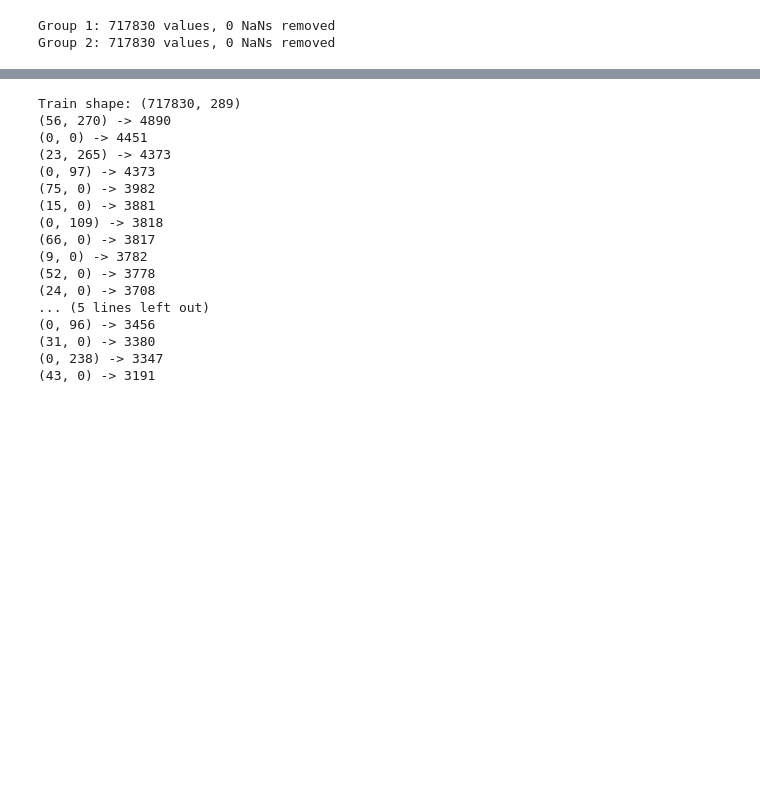
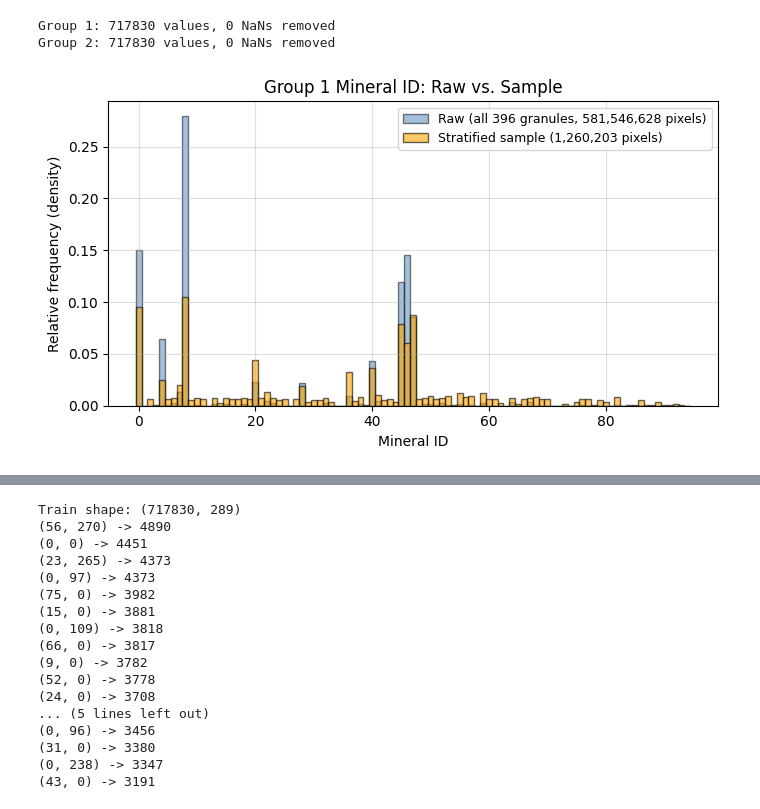
Before and after one commit to kjm422/Dissertation-transformer, a Jupyter notebook: kelli_scripts/Africa_pixel_GroupID.ipynb, the cells around one changed output, grey strips where cells are left out. Cells and saved outputs as stored; diff of their text form; code cells hidden in the pictures; blank space fills up the shorter version.

```diff
--- a/kelli_scripts/Africa_pixel_GroupID.ipynb
+++ b/kelli_scripts/Africa_pixel_GroupID.ipynb
@@ -508,3 +510,86 @@ Loaded index count: 717830
 [figure]
 Group 1: 717830 values, 0 NaNs removed
 Group 2: 717830 values, 0 NaNs removed
+# %%
+# === Compare raw vs. sampled Group 1 distributions on a single plot ===
+
+import numpy as np
+import pandas as pd
+import matplotlib.pyplot as plt
+
+# Load the full Group 1 dataset (all 396 granules)
+g1_raw = np.load('/Users/kmccoy/Documents/USC/Research/Dissertation/Data/group1_mineralID.npy').flatten()
+g1_raw_clean = g1_raw[np.isfinite(g1_raw)]
+
+# Load the sampled indices and extract sampled values
+indices = np.load('../Data/balanced_g1_g2_indices_MINperID_7500.npy')
+g1_sampled = g1_raw[indices]
+g1_sampled_clean = g1_sampled[~np.isnan(g1_sampled)]
+
+# === Common bin edges so both histograms align on the same x-axis ===
+all_vals = np.concatenate((g1_raw_clean, g1_sampled_clean))
+bins = np.arange(np.floor(all_vals.min()), np.ceil(all_vals.max()) + 1) - 0.5
+
+# === Overlay plot, normalized to relative frequency ===
+plt.figure(figsize=(7, 4))
+plt.hist(g1_raw_clean, bins=bins, density=True,
+         alpha=0.5, color='steelblue', edgecolor='black',
+         label=f'Raw (all 396 granules, {len(g1_raw_clean):,} pixels)')
+plt.hist(g1_sampled_clean, bins=bins, density=True,
+         alpha=0.6, color='orange', edgecolor='black',
+         label=f'Stratified sample ({len(g1_sampled_clean):,} pixels)')
+plt.title('Group 1 Mineral ID: Raw vs. Sample')
+plt.xlabel('Mineral ID')
+plt.ylabel('Relative frequency (density)')
+plt.legend(loc='upper right', fontsize=9)
+plt.grid(True, alpha=0.4)
+plt.tight_layout()
+plt.savefig('G1_hist_raw_vs_sampled.png', dpi=150, bbox_inches='tight')
+plt.show()
+
+# === Summary ===
+print(f"Raw Group 1:     {len(g1_raw_clean):>12,} pixels")
+print(f"Sampled Group 1: {len(g1_sampled_clean):>12,} pixels")
+print(f"Sampling ratio:  {len(g1_sampled_clean) / len(g1_raw_clean) * 100:.4f}%")
+
+# === Per-mineral counts for both raw and stratified sample ===
+# Load mineral grouping matrix to get human-readable names
+mgm = pd.read_csv('/Users/kmccoy/Documents/USC/Research/Dissertation/Data/mineral_grouping_matrix_20230503.csv')
+id_to_name = dict(zip(mgm['Index'].astype(int), mgm['Name']))
+id_to_name[0] = 'Unclassified'  # ID 0 isn't in the matrix
+
+# Count occurrences in each set
+raw_ids,     raw_counts     = np.unique(g1_raw_clean.astype(int),     return_counts=True)
+sampled_ids, sampled_counts = np.unique(g1_sampled_clean.astype(int), return_counts=True)
+
+raw_dict     = dict(zip(raw_ids,     raw_counts))
+sampled_dict = dict(zip(sampled_ids, sampled_counts))
+
+# Union of all IDs that appear anywhere
+all_ids = sorted(set(raw_dict.keys()) | set(sampled_dict.keys()))
+
+# Build a tidy table
+rows = []
+for mid in all_ids:
+    rows.append({
+        'ID':       mid,
+        'Mineral':  id_to_name.get(mid, '(unknown)'),
+        'Raw':      raw_dict.get(mid, 0),
+        'Sampled':  sampled_dict.get(mid, 0),
+    })
+df = pd.DataFrame(rows)
+
+# Print a readable, sorted-by-raw-count summary
+df_sorted = df.sort_values('Raw', ascending=False).reset_index(drop=True)
+
+print(f"\n{'ID':>4}  {'Mineral':<55}  {'Raw':>14}  {'Sampled':>10}")
+print('-' * 90)
+for _, r in df_sorted.iterrows():
+    name = r['Mineral'] if len(str(r['Mineral'])) <= 55 else str(r['Mineral'])[:52] + '...'
+    print(f"{r['ID']:>4}  {name:<55}  {r['Raw']:>14,}  {r['Sampled']:>10,}")
+
+# Save as CSV for downstream use
+df_sorted.to_csv('G1_per_mineral_counts.csv', index=False)
+print(f"\nSaved per-mineral counts to G1_per_mineral_counts.csv ({len(df_sorted)} rows)")
+# %% [output]
+[figure, added]
```
Also changed, not shown: parts of 3 cells of this notebook, 15 other files.
